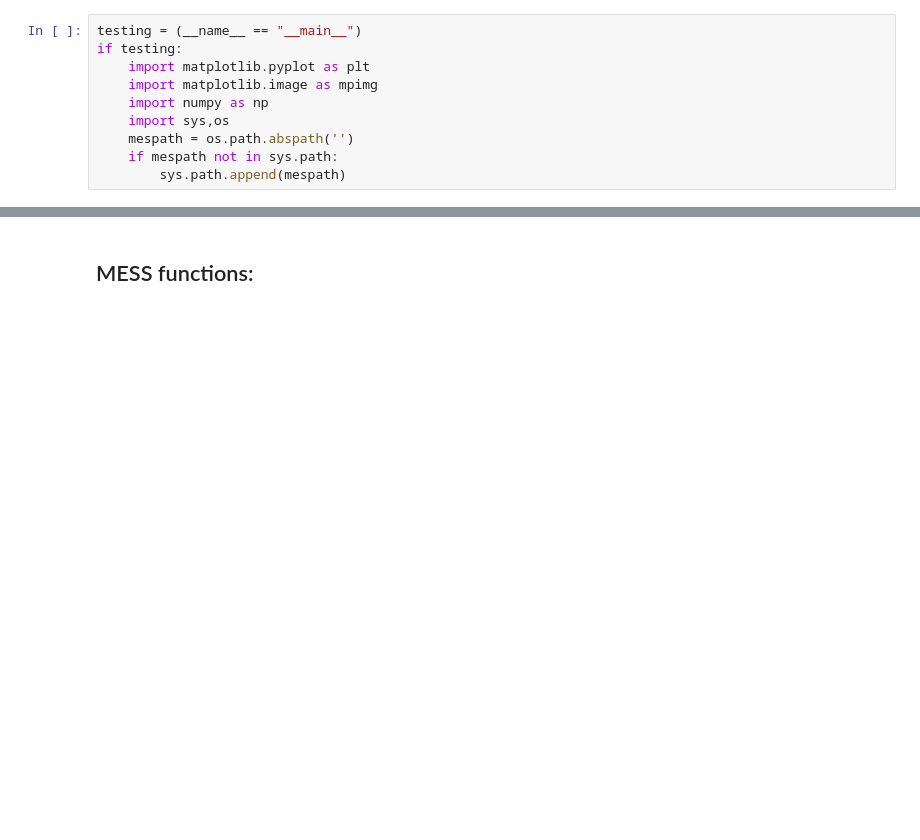
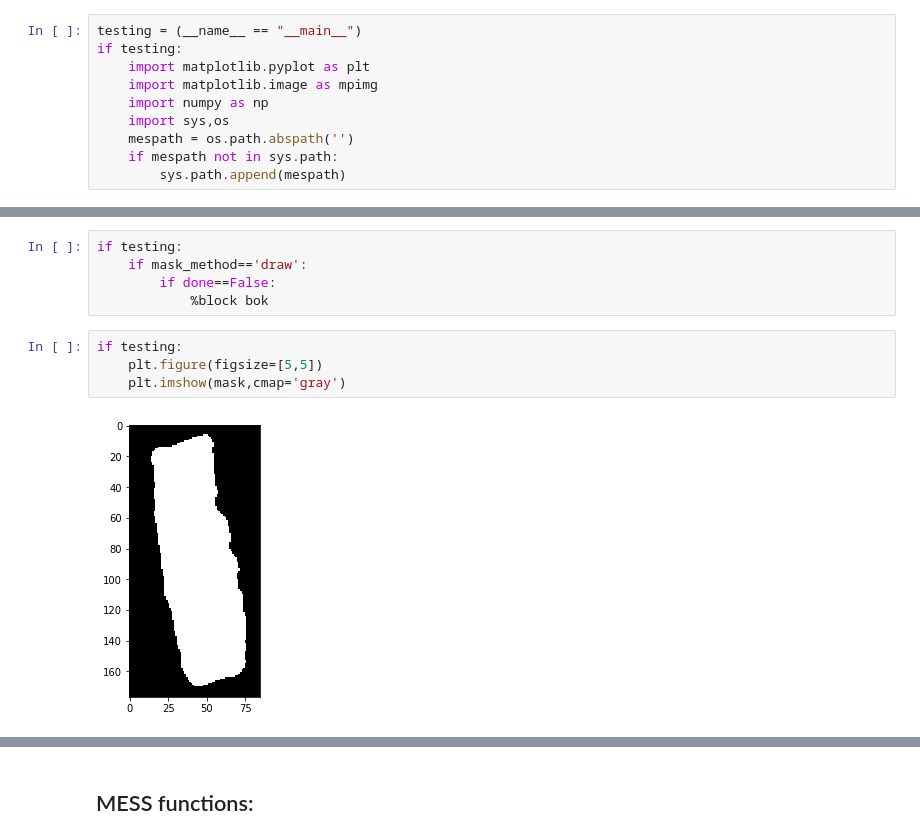
Before and after one commit to zoccoler/metroid, a Jupyter notebook: MESS.ipynb, the cells around one changed output, grey strips where cells are left out. Drawn from its saved outputs; the diff is of its cells as text; blank space fills up the shorter version.

```diff
--- a/MESS.ipynb
+++ b/MESS.ipynb
@@ -53,0 +265,11 @@ if testing:
+# %%
+if testing:
+    if mask_method=='draw':
+        if done==False:
+            %block bok
+# %%
+if testing:
+    plt.figure(figsize=[5,5])
+    plt.imshow(mask,cmap='gray')
+# %% [output]
+[figure, added]
```
Also changed, not shown: parts of 23 cells of this notebook, 3 other files.
